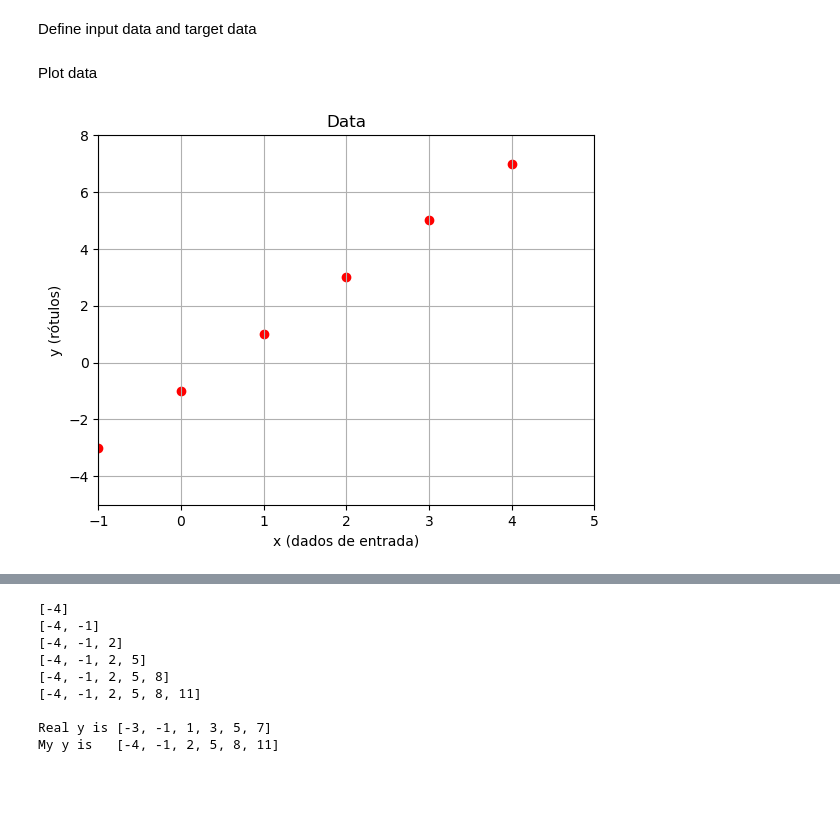
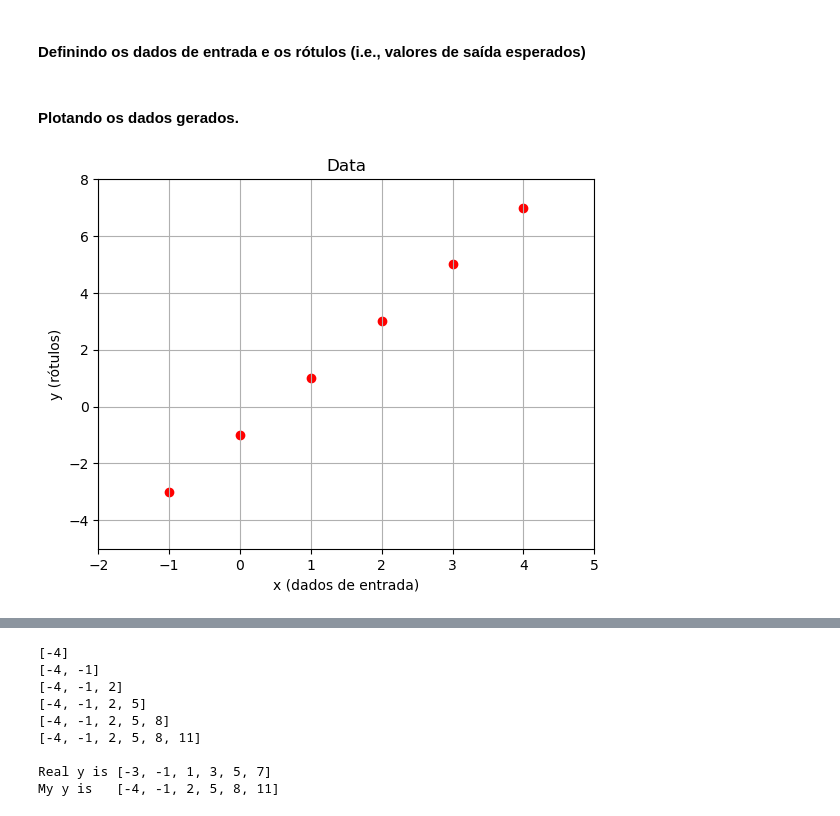
Before and after one commit to zz4fap/tp557-iot-ml, a Jupyter notebook: exercises/Explorando_a_função_de_erro.ipynb, the cells around one changed output, grey strips where cells are left out. Drawn from its saved outputs; the diff is of its cells as text; code cells hidden in the pictures; blank space fills up the shorter version.

```diff
--- a/exercises/Explorando_a_função_de_erro.ipynb
+++ b/exercises/Explorando_a_função_de_erro.ipynb
@@ -5,21 +7,21 @@ Import Libraries
 # %%
 import matplotlib.pyplot as plt
-# %% [markdown]
-Define input data and target data
+# %% [markdown]
+#### Definindo os dados de entrada e os rótulos (i.e., valores de saída esperados)
 # %%
 x = [-1, 0, 1, 2, 3, 4]
 y = [-3, -1, 1, 3, 5, 7]
-# %% [markdown]
-Plot data
+# %% [markdown]
+#### Plotando os dados gerados.
 # %%
 plt.scatter(x, y, color='red')
-plt.axis([-1,5,-5,8])
+plt.axis([-2, 5, -5, 8])
 plt.title('Data')
 plt.xlabel('x (dados de entrada)')
 plt.ylabel('y (rótulos)')
 plt.grid()
 plt.show()
 # %% [output]
-[figure, old version]
+[figure, new version]
 # %%
 plt.plot(x, y, color='red', marker='o', label='y')
```
Also changed, not shown: parts of 20 cells of this notebook.
